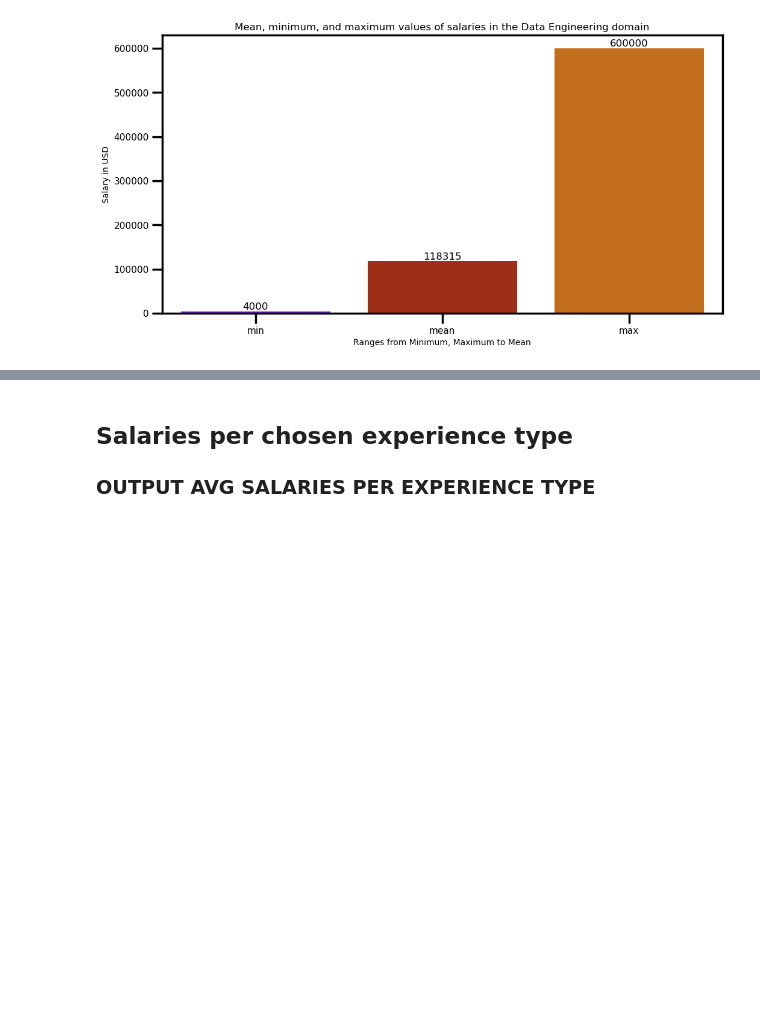
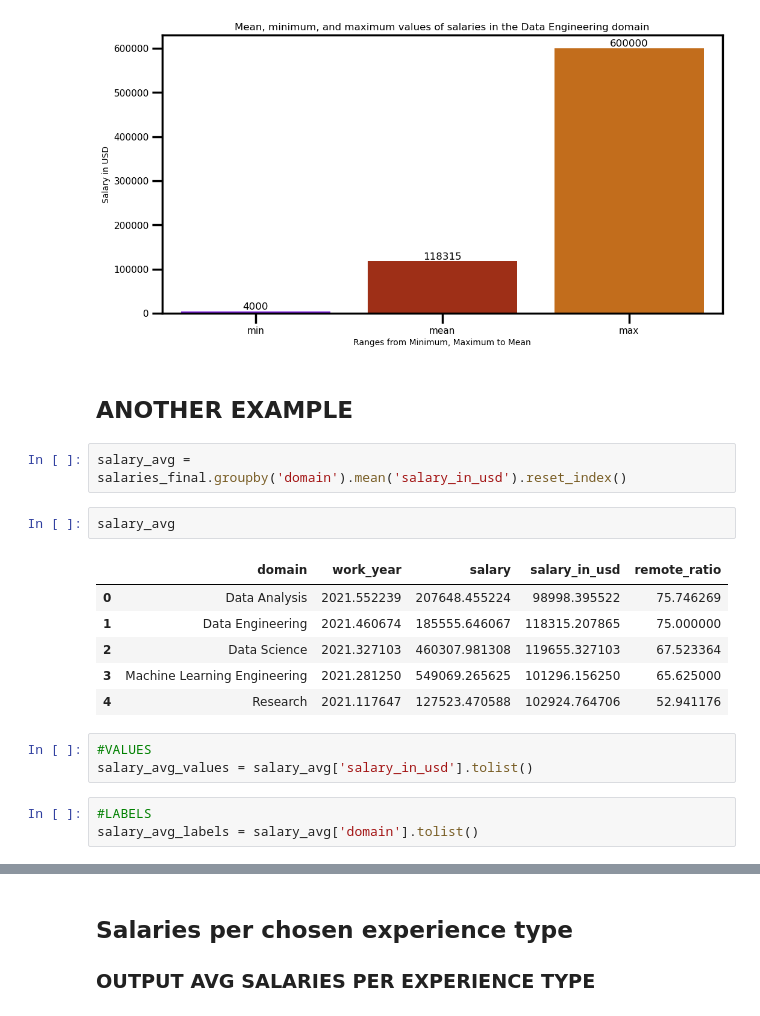
Before and after one commit to adzict/data_science_salaries, a Jupyter notebook: Data Science Salaries Dataset Exploration.ipynb, the cells around one changed output, grey strips where cells are left out. Drawn from its saved outputs; the diff is of its cells as text; blank space fills up the shorter version.

```diff
--- a/Data Science Salaries Dataset Exploration.ipynb
+++ b/Data Science Salaries Dataset Exploration.ipynb
@@ -444,3 +444,22 @@ def create_bar_chart(user_domain):
 create_bar_chart('Data Engineering')
 # %% [output]
 [figure]
+# %% [markdown]
+## ANOTHER EXAMPLE
+# %%
+salary_avg = salaries_final.groupby('domain').mean('salary_in_usd').reset_index()
+# %%
+salary_avg
+# %% [output]
+|  | domain | work_year | salary | salary_in_usd | remote_ratio |
+| 0 | Data Analysis | 2021.552239 | 207648.455224 | 98998.395522 | 75.746269 |
+| 1 | Data Engineering | 2021.460674 | 185555.646067 | 118315.207865 | 75.000000 |
+| 2 | Data Science | 2021.327103 | 460307.981308 | 119655.327103 | 67.523364 |
+| 3 | Machine Learning Engineering | 2021.281250 | 549069.265625 | 101296.156250 | 65.625000 |
+| 4 | Research | 2021.117647 | 127523.470588 | 102924.764706 | 52.941176 |
+# %%
+#VALUES
+salary_avg_values = salary_avg['salary_in_usd'].tolist()
+# %%
+#LABELS
+salary_avg_labels = salary_avg['domain'].tolist()
```
Also changed, not shown: parts of 3 cells of this notebook, 1 other file.
